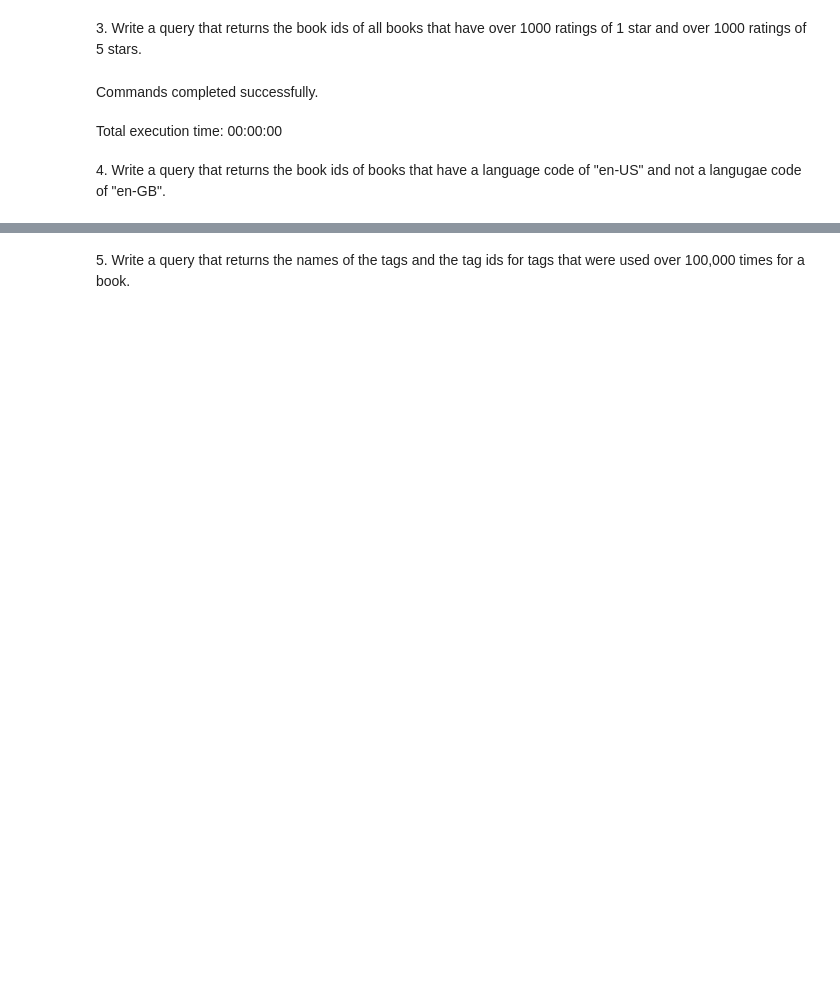
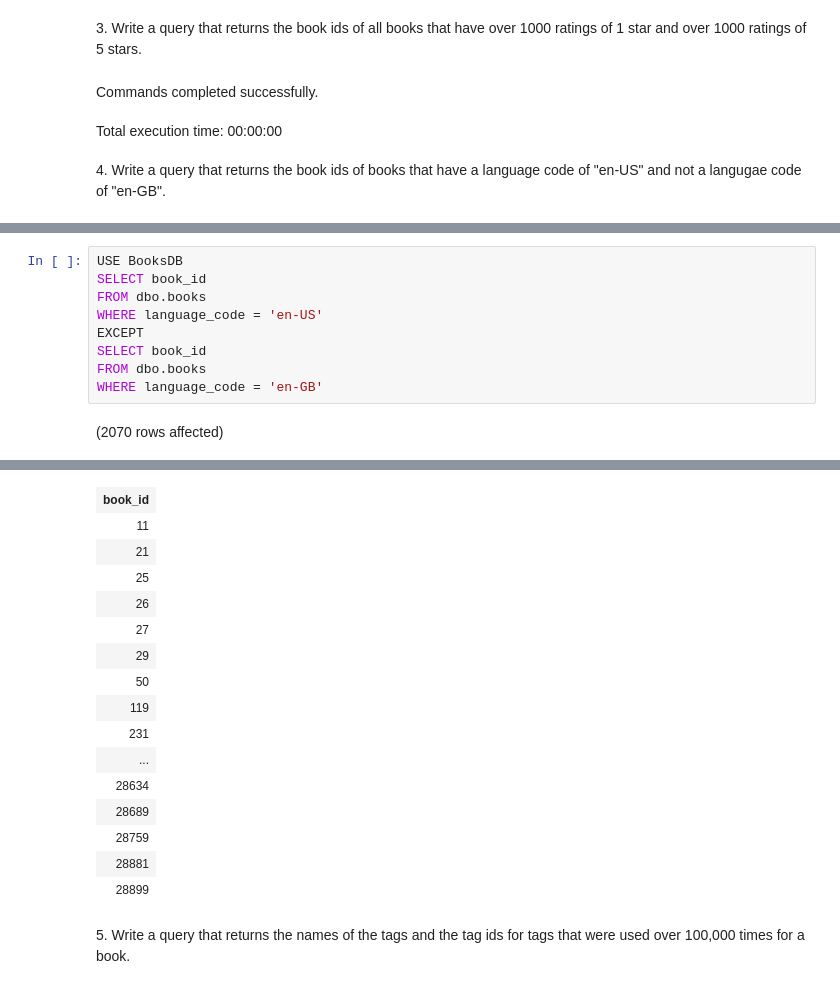
Before and after one commit to pamkellerman/sql-part4-exercises, a Jupyter notebook: sql-part4.ipynb, the cells around one changed output, grey strips where cells are left out. Saved outputs shown, nothing was run; the diff lists cells and outputs as text; blank space fills up the shorter version.

```diff
--- a/sql-part4.ipynb
+++ b/sql-part4.ipynb
@@ -38,0 +59,11 @@ Total execution time: 00:00:00
+# %%
+USE BooksDB
+SELECT book_id
+FROM dbo.books
+WHERE language_code = 'en-US'
+EXCEPT
+SELECT book_id
+FROM dbo.books
+WHERE language_code = 'en-GB'
+# %% [output]
+(2070 rows affected)
@@ -39,2 +71,18 @@ Total execution time: 00:00:00
+| book_id |
+| 11 |
+| 21 |
+| 25 |
+| 26 |
+| 27 |
+| 29 |
+| 50 |
+| 119 |
+| 231 |
+| ... |
+| 28634 |
+| 28689 |
+| 28759 |
+| 28881 |
+| 28899 |
 # %% [markdown]
 5. Write a query that returns the names of the tags and the tag ids for tags that were used over 100,000 times for a book.
```
Also changed, not shown: parts of 7 cells of this notebook.
